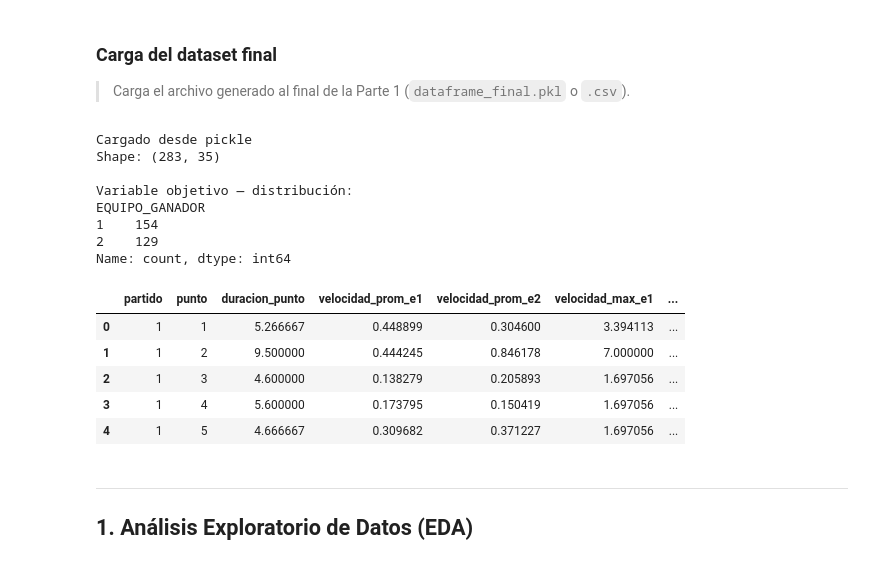
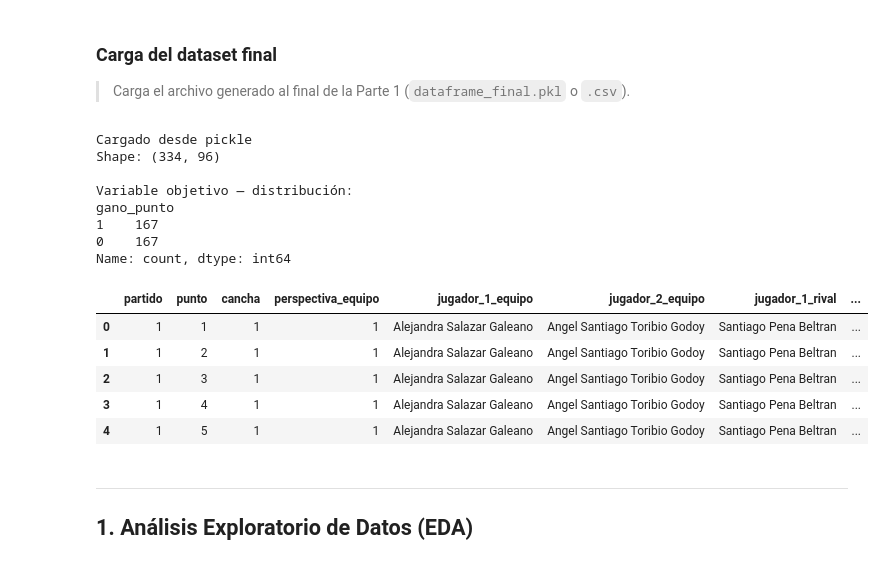
Before and after one commit to Brayan-137/ad-proyecto-final, a Jupyter notebook: parte_2_eda_modelos_base.ipynb, the cells around one changed output. Saved outputs shown, nothing was run; the diff lists cells and outputs as text; code cells hidden in the pictures.

```diff
--- a/parte_2_eda_modelos_base.ipynb
+++ b/parte_2_eda_modelos_base.ipynb
@@ -51,31 +42,31 @@ RANDOM_STATE = 42
 # %%
 # Cargar pkl o csv generado en la Parte 1
 try:
-    data = pd.read_pickle("dataframe_final.pkl")
+    data = pd.read_pickle("data_con_jugadores.pkl")
     print("Cargado desde pickle")
 except FileNotFoundError:
-    data = pd.read_csv("dataframe_final.csv")
+    data = pd.read_csv("data_con_jugadores.csv")
     print("Cargado desde CSV")
 
 print(f"Shape: {data.shape}")
 print(f"\nVariable objetivo — distribución:")
-print(data["EQUIPO_GANADOR"].value_counts())
+print(data["gano_punto"].value_counts())
 data.head()
 # %% [output]
 Cargado desde pickle
-Shape: (283, 35)
+Shape: (334, 96)
 
 Variable objetivo — distribución:
-EQUIPO_GANADOR
-1    154
-2    129
+gano_punto
+1    167
+0    167
 Name: count, dtype: int64
-|  | partido | punto | duracion_punto | velocidad_prom_e1 | velocidad_prom_e2 | velocidad_max_e1 | ... |
-| 0 | 1 | 1 | 5.266667 | 0.448899 | 0.304600 | 3.394113 | ... |
-| 1 | 1 | 2 | 9.500000 | 0.444245 | 0.846178 | 7.000000 | ... |
-| 2 | 1 | 3 | 4.600000 | 0.138279 | 0.205893 | 1.697056 | ... |
-| 3 | 1 | 4 | 5.600000 | 0.173795 | 0.150419 | 1.697056 | ... |
-| 4 | 1 | 5 | 4.666667 | 0.309682 | 0.371227 | 1.697056 | ... |
+|  | partido | punto | cancha | perspectiva_equipo | jugador_1_equipo | jugador_2_equipo | jugador_1_rival | ... |
+| 0 | 1 | 1 | 1 | 1 | Alejandra Salazar Galeano | Angel Santiago Toribio Godoy | Santiago Pena Beltran | ... |
+| 1 | 1 | 2 | 1 | 1 | Alejandra Salazar Galeano | Angel Santiago Toribio Godoy | Santiago Pena Beltran | ... |
+| 2 | 1 | 3 | 1 | 1 | Alejandra Salazar Galeano | Angel Santiago Toribio Godoy | Santiago Pena Beltran | ... |
+| 3 | 1 | 4 | 1 | 1 | Alejandra Salazar Galeano | Angel Santiago Toribio Godoy | Santiago Pena Beltran | ... |
+| 4 | 1 | 5 | 1 | 1 | Alejandra Salazar Galeano | Angel Santiago Toribio Godoy | Santiago Pena Beltran | ... |
 # %% [markdown]
 ---
 ## 1. Análisis Exploratorio de Datos (EDA)
```
Also changed, not shown: parts of 8 cells of this notebook, 10 other files.
